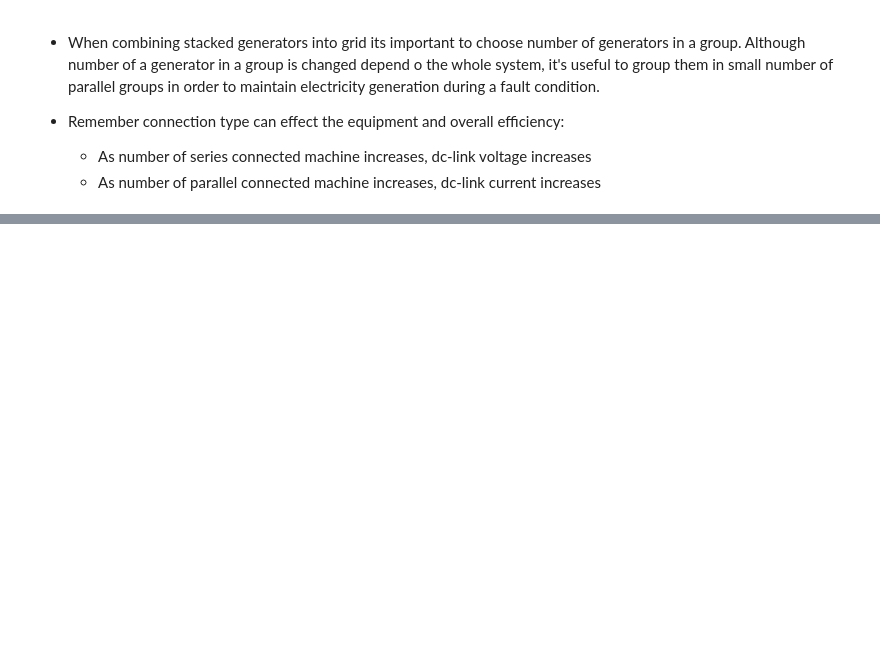
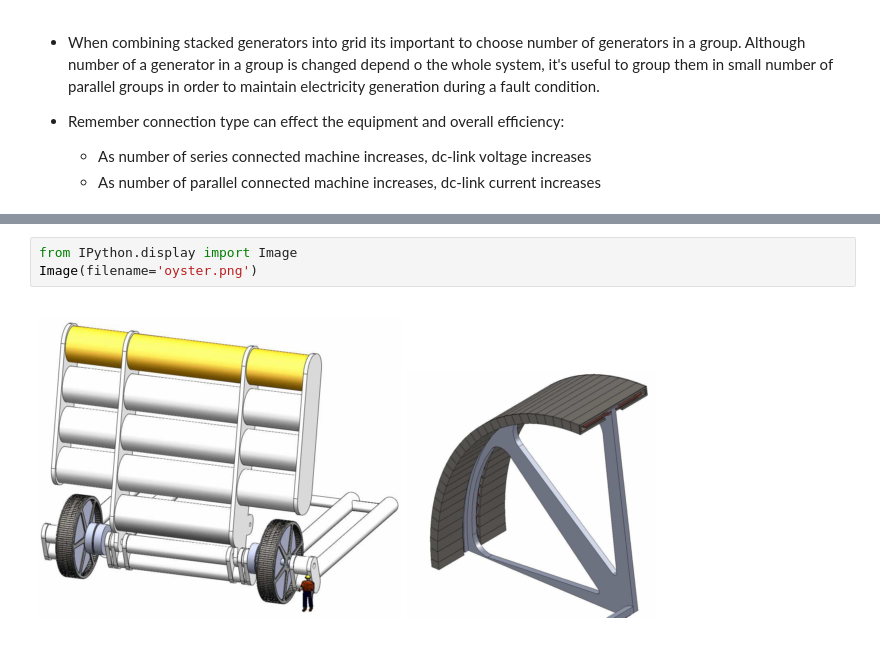
Before and after one commit to aydinbaskaya/MS_Thesis, a Jupyter notebook: Modular Generators/Documents/Direct-drive wind turbines .ipynb, the cells around one changed output, grey strips where cells are left out. Drawn from its saved outputs; the diff is of its cells as text; blank space fills up the shorter version.

```diff
--- a/Modular Generators/Documents/Direct-drive wind turbines .ipynb
+++ b/Modular Generators/Documents/Direct-drive wind turbines .ipynb
@@ -409,0 +426,5 @@ Image(filename='backtoback.png')
+# %%
+from IPython.display import Image
+Image(filename='oyster.png')
+# %% [output]
+[figure, added]
```
Also changed, not shown: parts of 8 cells of this notebook, 1 other file.
